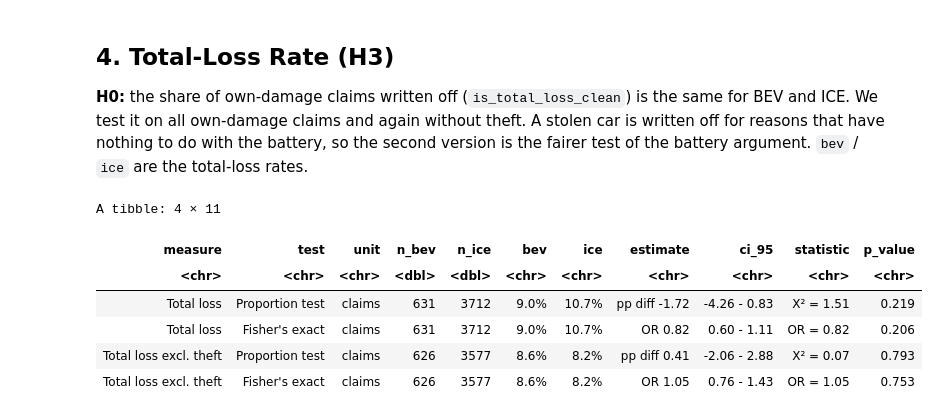
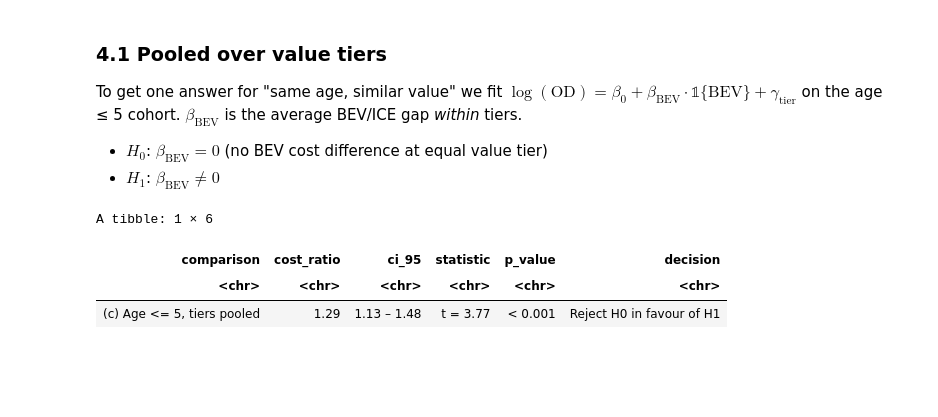
Before and after one commit to saar-cohen/actuarial-seminar-ev-pricing, a Jupyter notebook: notebooks/03_statistical_tests.ipynb, the cells around one changed output. Saved outputs shown, nothing was run; the diff lists cells and outputs as text; code cells hidden in the pictures; blank space fills up the shorter version.

```diff
--- a/notebooks/03_statistical_tests.ipynb
+++ b/notebooks/03_statistical_tests.ipynb
@@ -228,9 +128,19 @@ overall <- test_rows(freq_base, sev_base, tl_base)
 # %%
-freq_base |>
-  group_by(Powertrain) |>
-  summarise(policies = n(), exposure_years = sum(exposure), claims = sum(n_claims)) |>
-  mutate(frequency = claims / exposure_years) |>
-  mutate(exposure_years = comma(exposure_years, accuracy = 1),
-         frequency      = percent(frequency, accuracy = 0.01))
+age_cutoff <- 5
+
+in_cohort <- function(d) filter(d, Vehicle_Age <= age_cutoff)
+
+# What the cohort keeps, and the value mix inside it
+in_cohort(freq_data) |>
+  summarise(exposure = sum(exposure), mean_age = mean(Vehicle_Age),
+            median_value = median(Vehicle_Value, na.rm = TRUE),
+            share_high_value = mean(value_tier == "High (150k+)", na.rm = TRUE), .by = Powertrain) |>
+  left_join(summarise(freq_data, all_exposure = sum(exposure), .by = Powertrain), by = "Powertrain") |>
+  arrange(Powertrain) |>
+  transmute(Powertrain,
+            share_of_exposure_kept = percent(exposure / all_exposure, 0.1),
+            mean_age     = number(mean_age, 0.1),
+            median_value = comma(median_value, 1, prefix = "₪"),
+            share_high_value = percent(share_high_value, 1))
 # %% [output]
 A tibble: 2 × 5
@@ -309,14 +273,26 @@ A tibble: 2 × 11
 # %% [markdown]
-## 4. Total-Loss Rate (H3)
-**H0:** the share of own-damage claims written off (`is_total_loss_clean`) is the same for BEV and ICE.
-We test it on all own-damage claims and again without theft. A stolen car is written off for reasons that have nothing to do with the battery, so the second version is the fairer test of the battery argument. `bev` / `ice` are the total-loss rates.
+### 4.1 Pooled over value tiers
+To get one answer for "same age, similar value" we fit $\log(\text{OD}) = \beta_0 + \beta_{\text{BEV}} \cdot \mathbb{1}\{\text{BEV}\} + \gamma_{\text{tier}}$ on the age ≤ 5 cohort. $\beta_{\text{BEV}}$ is the average BEV/ICE gap *within* tiers.
+- $H_0$: $\beta_{\text{BEV}} = 0$ (no BEV cost difference at equal value tier)
+- $H_1$: $\beta_{\text{BEV}} \neq 0$
 # %%
-overall |> filter(str_starts(measure, "Total loss")) |> show_tests()
+sev_fit <- in_cohort(sev_data) |>
+  filter(!is.na(value_tier)) |>
+  mutate(Powertrain = fct_relevel(Powertrain, "ICE")) |>
+  lm(log(Own_Damage_Amount) ~ Powertrain + value_tier, data = _)
+
+coef_bev <- summary(sev_fit)$coefficients["PowertrainBEV", ]
+ci_bev   <- confint(sev_fit)["PowertrainBEV", ]
+
+sev_pooled <- tibble(comparison = "(c) Age <= 5, tiers pooled", estimate = exp(coef_bev[["Estimate"]]),
+                     ci_low = exp(ci_bev[[1]]), ci_high = exp(ci_bev[[2]]),
+                     statistic = paste0("t = ", number(coef_bev[["t value"]], 0.01)),
+                     p_value = coef_bev[["Pr(>|t|)"]], decision = decide(p_value))
+
+sev_pooled |> transmute(comparison, cost_ratio = number(estimate, 0.01), ci_95 = fmt_ci(ci_low, ci_high),
+                        statistic, p_value = fmt_p(p_value), decision)
 # %% [output]
-A tibble: 4 × 11
+A tibble: 1 × 6
-| measure | test | unit | n_bev | n_ice | bev | ice | estimate | ci_95 | statistic | p_value |
-| <chr> | <chr> | <chr> | <dbl> | <dbl> | <chr> | <chr> | <chr> | <chr> | <chr> | <chr> |
-| Total loss | Proportion test | claims | 631 | 3712 | 9.0% | 10.7% | pp diff -1.72 | -4.26 - 0.83 | X² = 1.51 | 0.219 |
-| Total loss | Fisher's exact | claims | 631 | 3712 | 9.0% | 10.7% | OR 0.82 | 0.60 - 1.11 | OR = 0.82 | 0.206 |
-| Total loss excl. theft | Proportion test | claims | 626 | 3577 | 8.6% | 8.2% | pp diff 0.41 | -2.06 - 2.88 | X² = 0.07 | 0.793 |
-| Total loss excl. theft | Fisher's exact | claims | 626 | 3577 | 8.6% | 8.2% | OR 1.05 | 0.76 - 1.43 | OR = 1.05 | 0.753 |
+| comparison | cost_ratio | ci_95 | statistic | p_value | decision |
+| <chr> | <chr> | <chr> | <chr> | <chr> | <chr> |
+| (c) Age <= 5, tiers pooled | 1.29 | 1.13 – 1.48 | t = 3.77 | < 0.001 | Reject H0 in favour of H1 |
```
Also changed, not shown: parts of 56 cells of this notebook, 2 other files.
